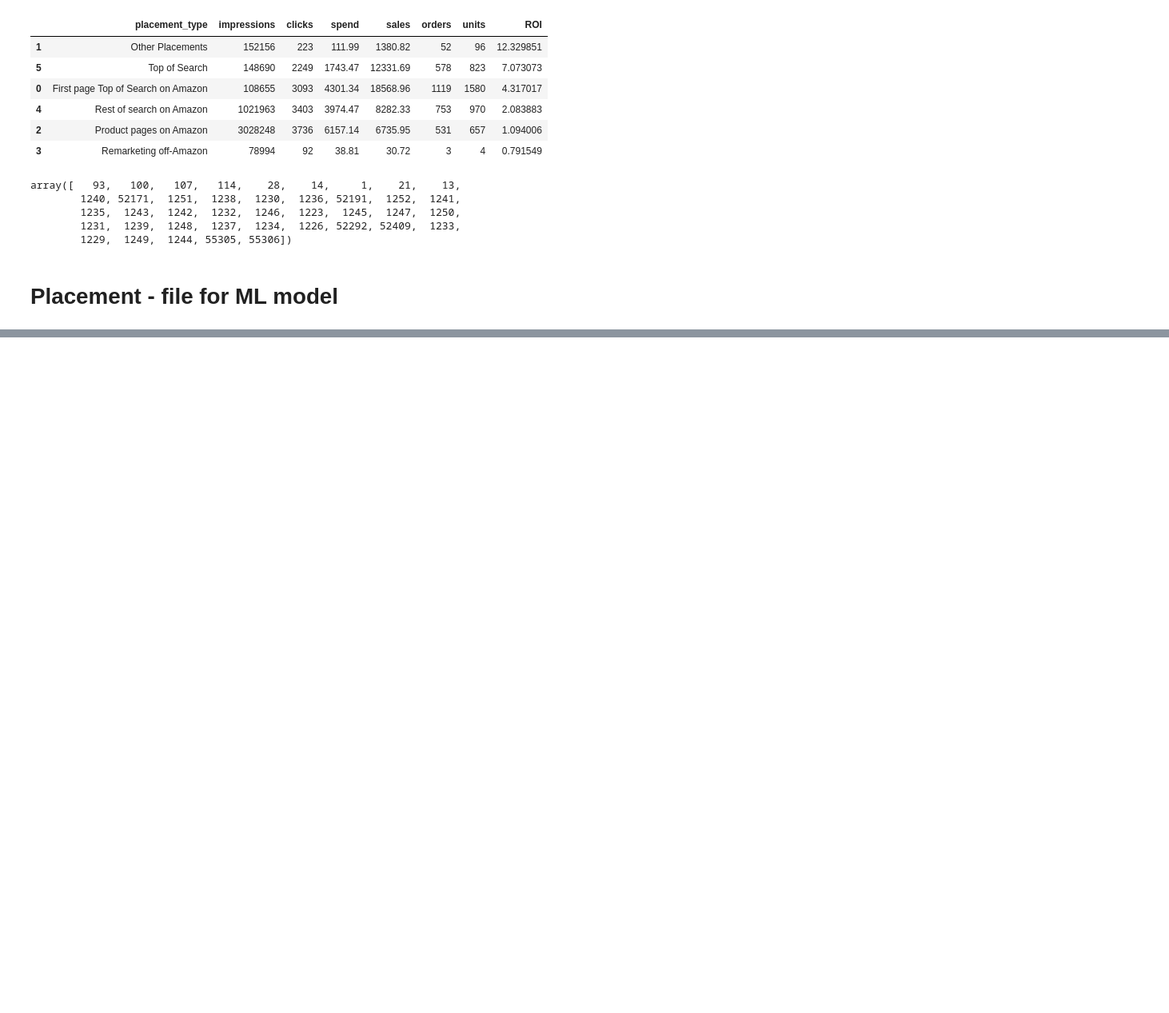
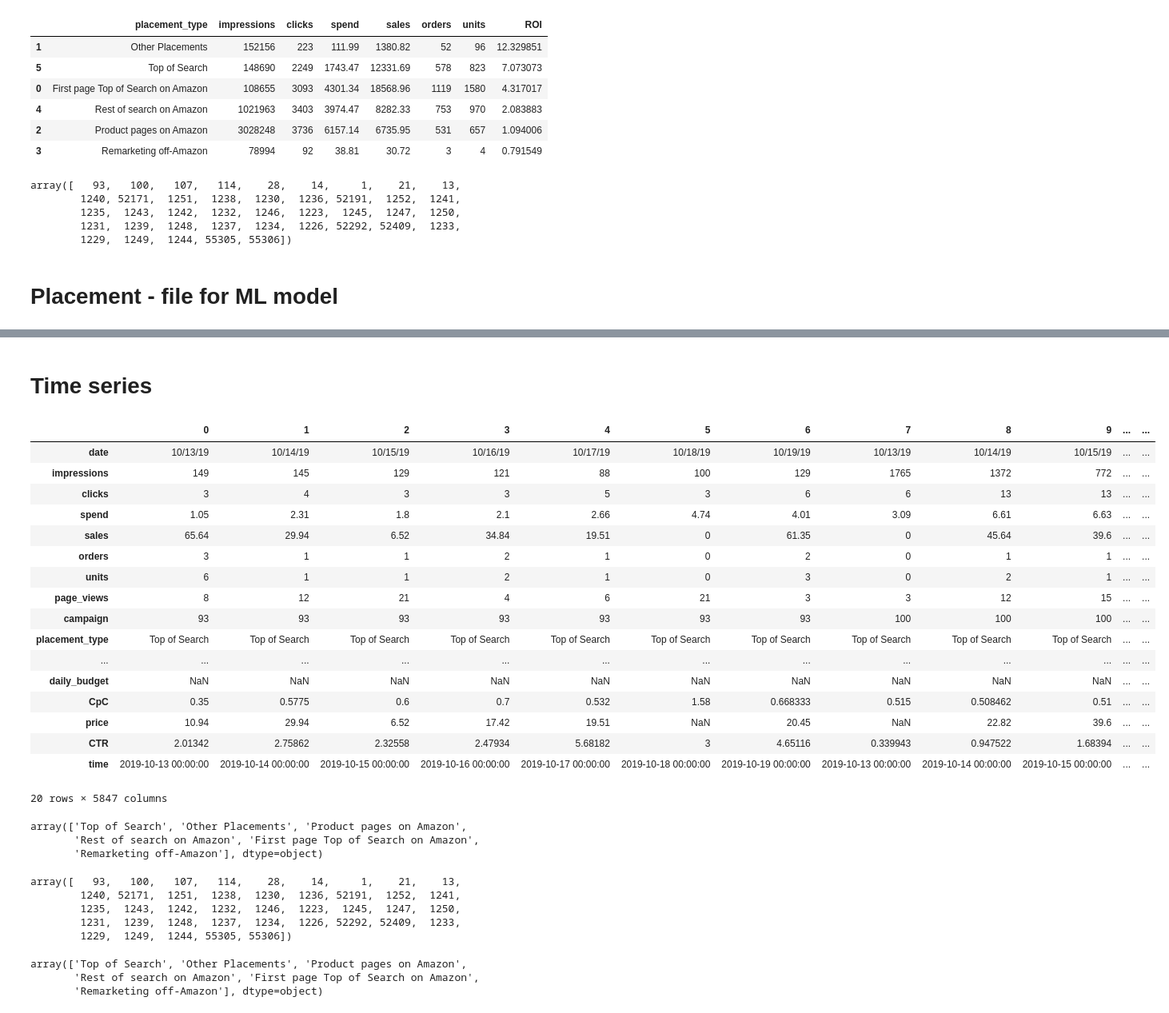
Before and after one commit to JuliaSokolova/amazon_-eCommerce_optimization, a Jupyter notebook: Placement EDA.ipynb, the cells around one changed output, grey strips where cells are left out. Shown: that part at 80% size. Cells and saved outputs as stored; diff of their text form; code cells hidden in the pictures; blank space fills up the shorter version.

```diff
--- a/Placement EDA.ipynb
+++ b/Placement EDA.ipynb
@@ -114,0 +356,2 @@ placementML.to_csv('dataML/ML_placement.csv')
+# %% [markdown]
+# Time series
@@ -114,0 +360,46 @@ placementML.to_csv('dataML/ML_placement.csv')
+# %%
+placementML.T
+# %% [output]
+|  | 0 | 1 | 2 | 3 | 4 | 5 | 6 | 7 | 8 | 9 | ... | ... |
+| date | 10/13/19 | 10/14/19 | 10/15/19 | 10/16/19 | 10/17/19 | 10/18/19 | 10/19/19 | 10/13/19 | 10/14/19 | 10/15/19 | ... | ... |
+| impressions | 149 | 145 | 129 | 121 | 88 | 100 | 129 | 1765 | 1372 | 772 | ... | ... |
+| clicks | 3 | 4 | 3 | 3 | 5 | 3 | 6 | 6 | 13 | 13 | ... | ... |
+| spend | 1.05 | 2.31 | 1.8 | 2.1 | 2.66 | 4.74 | 4.01 | 3.09 | 6.61 | 6.63 | ... | ... |
+| sales | 65.64 | 29.94 | 6.52 | 34.84 | 19.51 | 0 | 61.35 | 0 | 45.64 | 39.6 | ... | ... |
+| orders | 3 | 1 | 1 | 2 | 1 | 0 | 2 | 0 | 1 | 1 | ... | ... |
+| units | 6 | 1 | 1 | 2 | 1 | 0 | 3 | 0 | 2 | 1 | ... | ... |
+| page_views | 8 | 12 | 21 | 4 | 6 | 21 | 3 | 3 | 12 | 15 | ... | ... |
+| campaign | 93 | 93 | 93 | 93 | 93 | 93 | 93 | 100 | 100 | 100 | ... | ... |
+| placement_type | Top of Search | Top of Search | Top of Search | Top of Search | Top of Search | Top of Search | Top of Search | Top of Search | Top of Search | Top of Search | ... | ... |
+| ... | ... | ... | ... | ... | ... | ... | ... | ... | ... | ... | ... | ... |
+| daily_budget | NaN | NaN | NaN | NaN | NaN | NaN | NaN | NaN | NaN | NaN | ... | ... |
+| CpC | 0.35 | 0.5775 | 0.6 | 0.7 | 0.532 | 1.58 | 0.668333 | 0.515 | 0.508462 | 0.51 | ... | ... |
+| price | 10.94 | 29.94 | 6.52 | 17.42 | 19.51 | NaN | 20.45 | NaN | 22.82 | 39.6 | ... | ... |
+| CTR | 2.01342 | 2.75862 | 2.32558 | 2.47934 | 5.68182 | 3 | 4.65116 | 0.339943 | 0.947522 | 1.68394 | ... | ... |
+| time | 2019-10-13 00:00:00 | 2019-10-14 00:00:00 | 2019-10-15 00:00:00 | 2019-10-16 00:00:00 | 2019-10-17 00:00:00 | 2019-10-18 00:00:00 | 2019-10-19 00:00:00 | 2019-10-13 00:00:00 | 2019-10-14 00:00:00 | 2019-10-15 00:00:00 | ... | ... |
+20 rows × 5847 columns
+# %%
+placementML.placement_type.unique()
+# %% [output]
+array(['Top of Search', 'Other Placements', 'Product pages on Amazon',
+       'Rest of search on Amazon', 'First page Top of Search on Amazon',
+       'Remarketing off-Amazon'], dtype=object)
+# %%
+placementML.campaign.unique()
+# %% [output]
+array([   93,   100,   107,   114,    28,    14,     1,    21,    13,
+        1240, 52171,  1251,  1238,  1230,  1236, 52191,  1252,  1241,
+        1235,  1243,  1242,  1232,  1246,  1223,  1245,  1247,  1250,
+        1231,  1239,  1248,  1237,  1234,  1226, 52292, 52409,  1233,
+        1229,  1249,  1244, 55305, 55306])
+# %%
+#time_data = placementML[placementML.placement_type ==  'Top of Search']
+time_data = placementML
+time_data['time'] = pd.to_datetime(time_data.date)
+time_data.sort_values(by='time')
+time_data.portfolio.unique()
+time_data.placement_type.unique()
+# %% [output]
+array(['Top of Search', 'Other Placements', 'Product pages on Amazon',
+       'Rest of search on Amazon', 'First page Top of Search on Amazon',
+       'Remarketing off-Amazon'], dtype=object)
```
Also changed, not shown: parts of 56 cells of this notebook.
